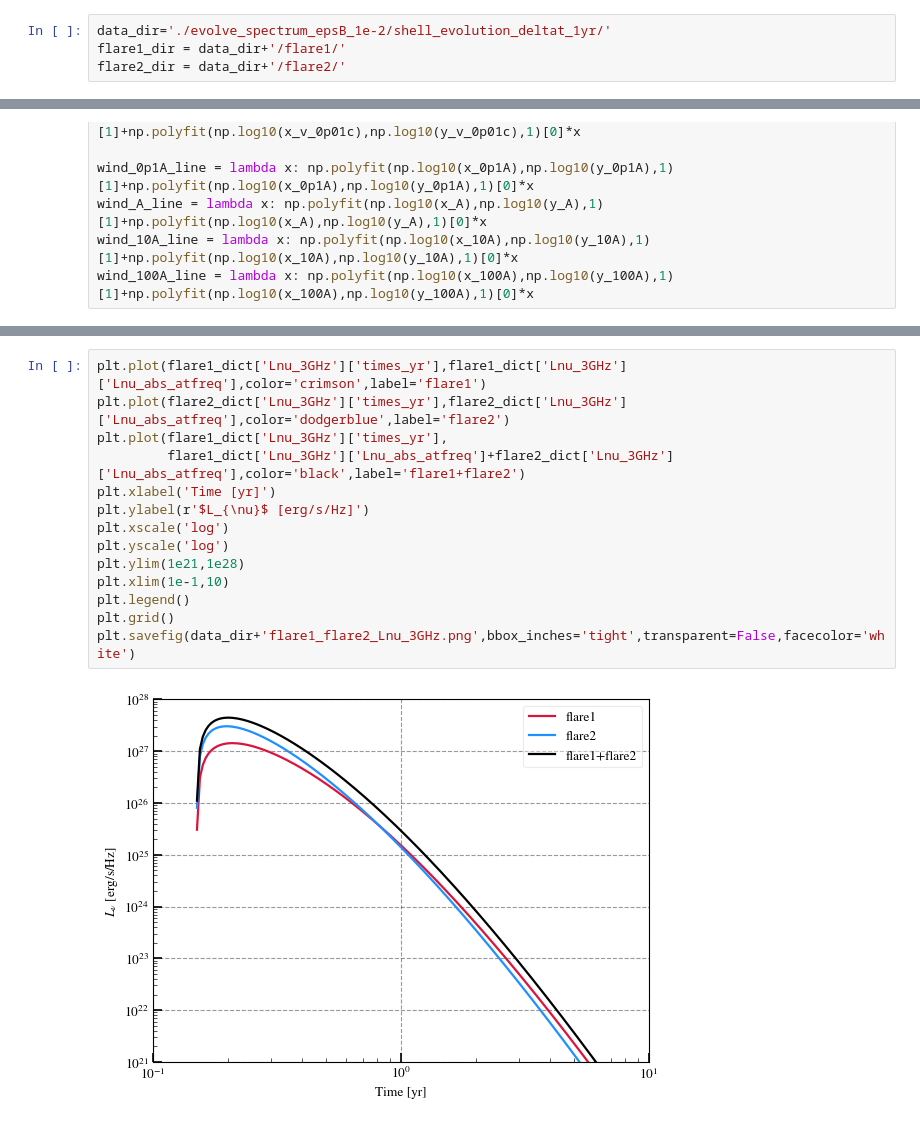
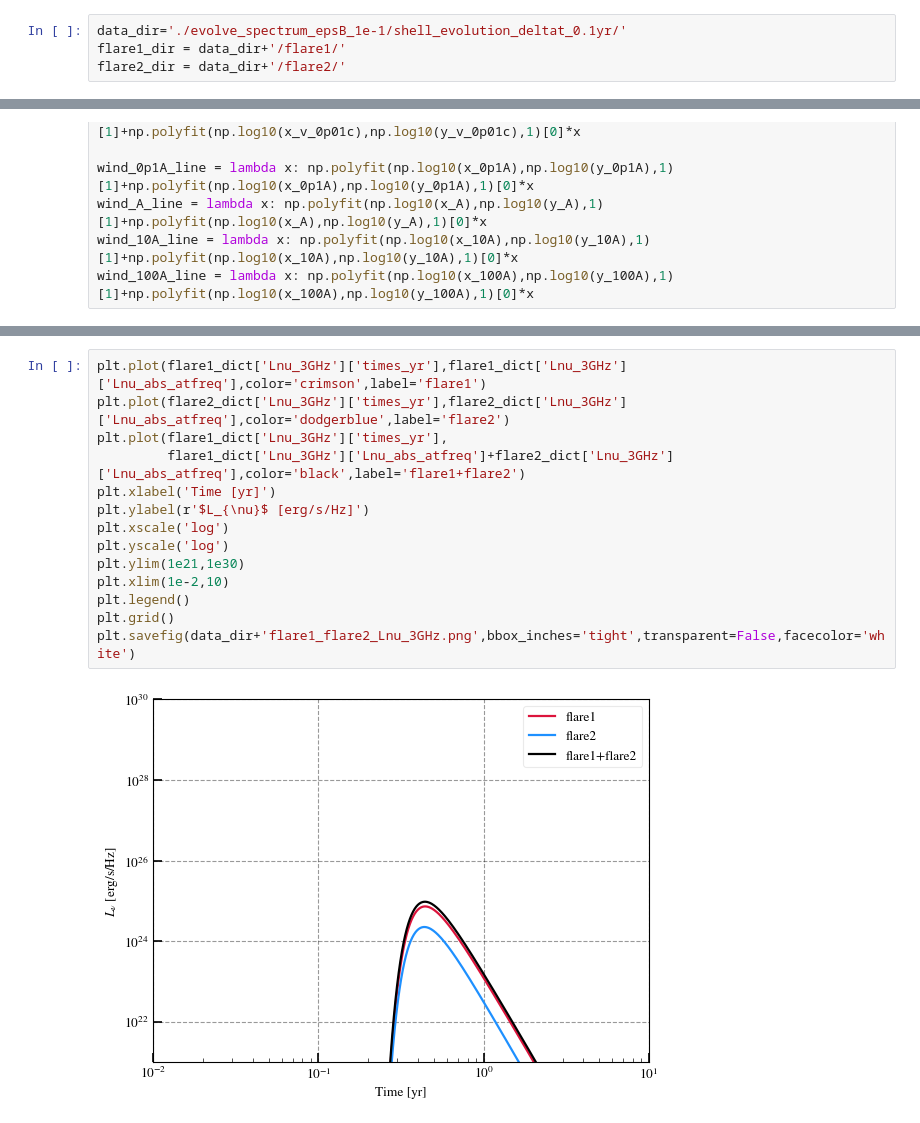
Before and after one commit to samanthacwu/Radio_Forward_Modeling, a Jupyter notebook: spectrum_evolution/check_spectrum_evol.ipynb, the cells around one changed output, grey strips where cells are left out. Cells and saved outputs as stored; diff of their text form.

```diff
--- a/spectrum_evolution/check_spectrum_evol.ipynb
+++ b/spectrum_evolution/check_spectrum_evol.ipynb
@@ -593,5 +761,5 @@ def t_cool_syn(nu, B):
 # %%
-data_dir='./evolve_spectrum_epsB_1e-2/shell_evolution_deltat_1yr/'
+data_dir='./evolve_spectrum_epsB_1e-1/shell_evolution_deltat_0.1yr/'
 flare1_dir = data_dir+'/flare1/'
 flare2_dir = data_dir+'/flare2/'
 # %%
@@ -771,19 +940,19 @@ Text(0, 0.5, '$L_{\\nu,pk}$ [erg/s/Hz]')
 # %%
 plt.plot(flare1_dict['Lnu_3GHz']['times_yr'],flare1_dict['Lnu_3GHz']['Lnu_abs_atfreq'],color='crimson',label='flare1')
 plt.plot(flare2_dict['Lnu_3GHz']['times_yr'],flare2_dict['Lnu_3GHz']['Lnu_abs_atfreq'],color='dodgerblue',label='flare2')
 plt.plot(flare1_dict['Lnu_3GHz']['times_yr'],
          flare1_dict['Lnu_3GHz']['Lnu_abs_atfreq']+flare2_dict['Lnu_3GHz']['Lnu_abs_atfreq'],color='black',label='flare1+flare2')
 plt.xlabel('Time [yr]')
 plt.ylabel(r'$L_{\nu}$ [erg/s/Hz]')
 plt.xscale('log')
 plt.yscale('log')
-plt.ylim(1e21,1e28)
-plt.xlim(1e-1,10)
+plt.ylim(1e21,1e30)
+plt.xlim(1e-2,10)
 plt.legend()
 plt.grid()
 plt.savefig(data_dir+'flare1_flare2_Lnu_3GHz.png',bbox_inches='tight',transparent=False,facecolor='white')
 # %% [output]
-[figure, old version]
+[figure, new version]
 # %%
 plt.plot(flare1_dict['Lnu_3GHz']['times_yr'],flare1_dict['Lnu_3GHz']['tau_ff_atfreq'],color='crimson',label='flare1')
 plt.plot(flare2_dict['Lnu_3GHz']['times_yr'],flare2_dict['Lnu_3GHz']['tau_ff_atfreq'],color='dodgerblue',label='flare2',ls=':')
```
Also changed, not shown: parts of 92 cells of this notebook, 17 other files.
